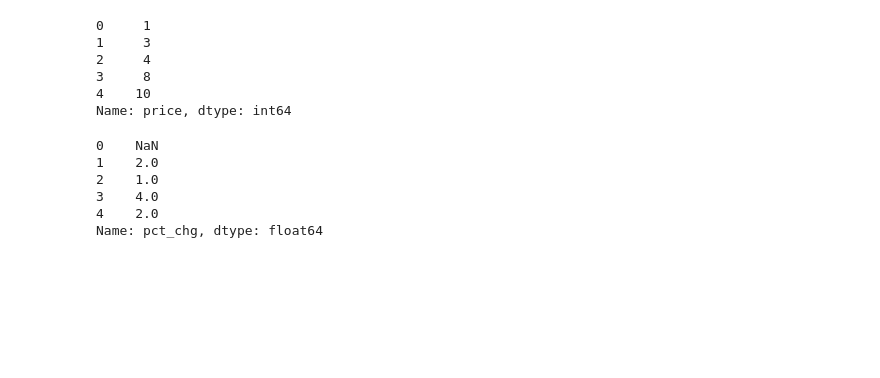
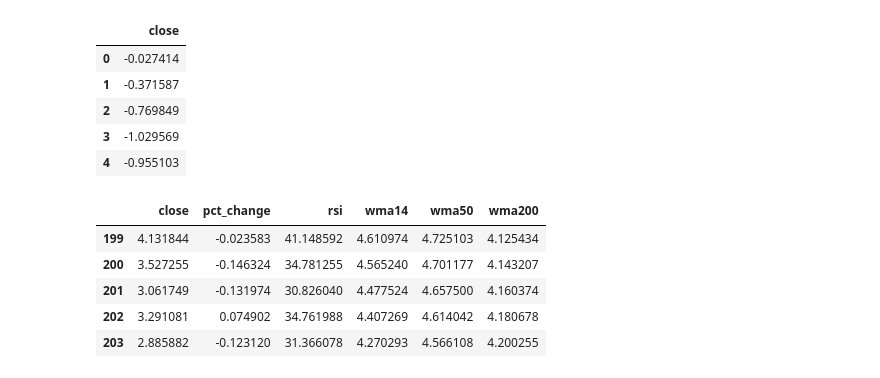
Before and after one commit to vaaale/stockbot, a Jupyter notebook: Untitled.ipynb, the cells around one changed output. Saved outputs shown, nothing was run; the diff lists cells and outputs as text; code cells hidden in the pictures; blank space fills up the shorter version.

```diff
--- a/Untitled.ipynb
+++ b/Untitled.ipynb
@@ -56,18 +17,0 @@ data
-# %%
-data['price']
-# %% [output]
-0     1
-1     3
-2     4
-3     8
-4    10
-Name: price, dtype: int64
-# %%
-data['pct_chg']
-# %% [output]
-0    NaN
-1    2.0
-2    1.0
-3    4.0
-4    2.0
-Name: pct_chg, dtype: float64
@@ -73,0 +21,9 @@ Name: pct_chg, dtype: float64
+# %%
+df.head()
+# %% [output]
+|  | close |
+| 0 | -0.027414 |
+| 1 | -0.371587 |
+| 2 | -0.769849 |
+| 3 | -1.029569 |
+| 4 | -0.955103 |
@@ -73,0 +37,9 @@ Name: pct_chg, dtype: float64
+# %%
+df.head()
+# %% [output]
+|  | close | pct_change | rsi | wma14 | wma50 | wma200 |
+| 199 | 4.131844 | -0.023583 | 41.148592 | 4.610974 | 4.725103 | 4.125434 |
+| 200 | 3.527255 | -0.146324 | 34.781255 | 4.565240 | 4.701177 | 4.143207 |
+| 201 | 3.061749 | -0.131974 | 30.826040 | 4.477524 | 4.657500 | 4.160374 |
+| 202 | 3.291081 | 0.074902 | 34.761988 | 4.407269 | 4.614042 | 4.180678 |
+| 203 | 2.885882 | -0.123120 | 31.366078 | 4.270293 | 4.566108 | 4.200255 |
```
Also changed, not shown: parts of 12 cells of this notebook, 3 other files.
